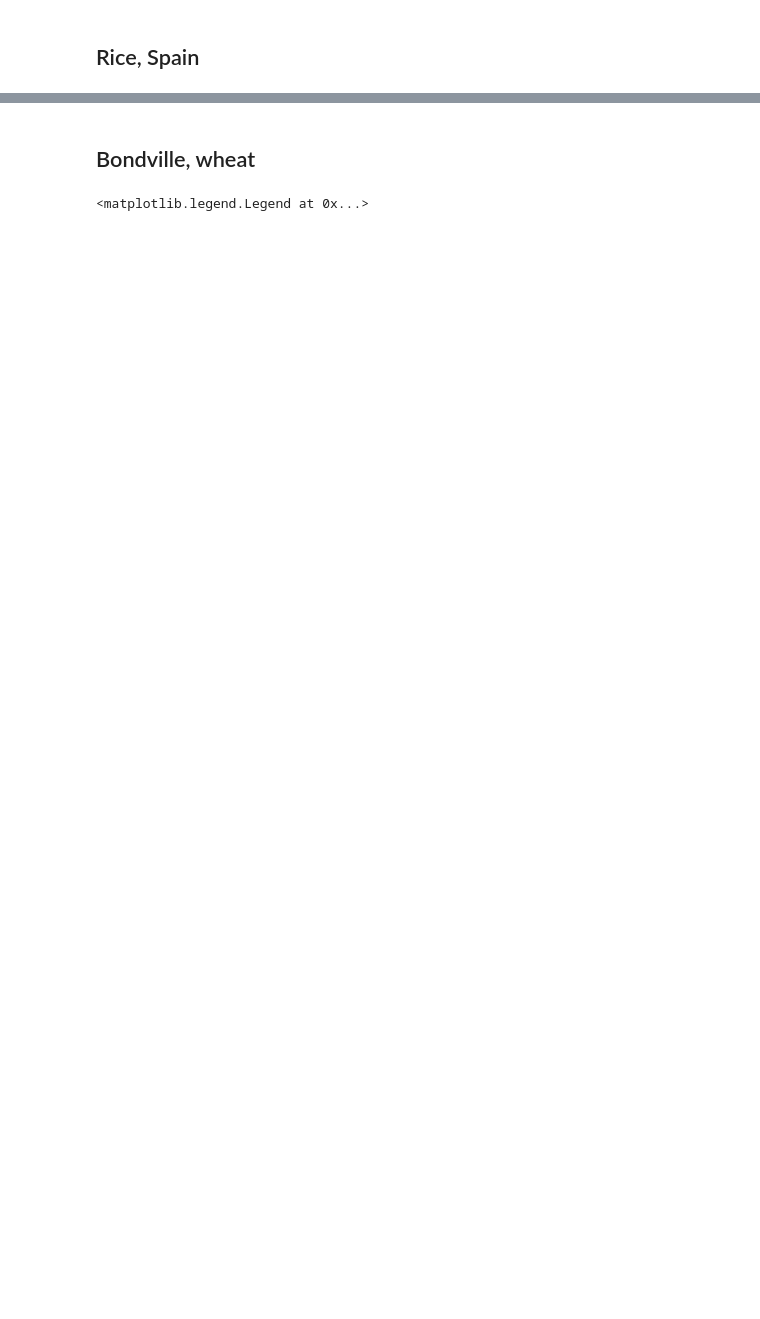
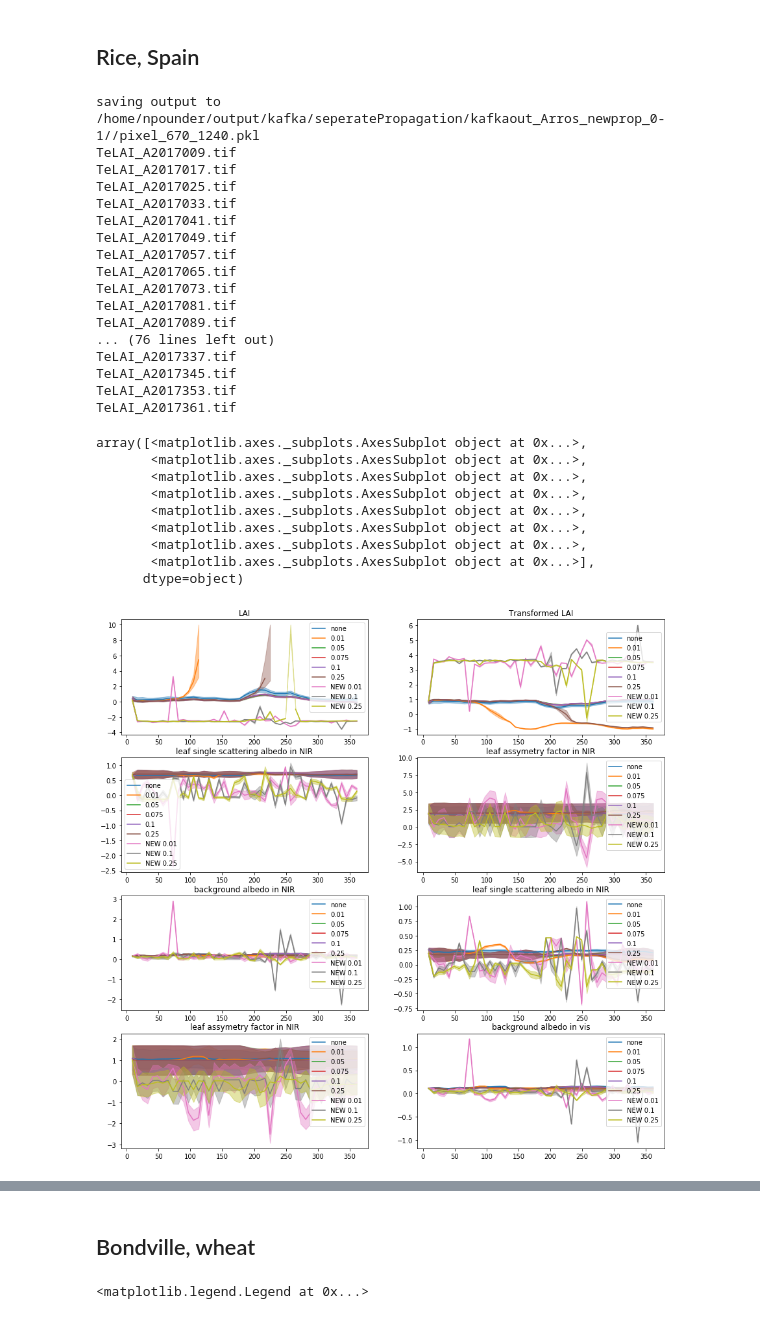
Before and after one commit to Assimila/kafka_plots, a Jupyter notebook: Plot_pixel_timeseries.ipynb, the cells around one changed output, grey strips where cells are left out. Drawn from its saved outputs; the diff is of its cells as text; code cells hidden in the pictures; blank space fills up the shorter version.

```diff
--- a/Plot_pixel_timeseries.ipynb
+++ b/Plot_pixel_timeseries.ipynb
@@ -60,3 +61,48 @@ params=["LAI","TeLAI", "w_nir", "x_nir", "a_nir",
         "w_vis", "x_vis", "a_vis"]
 # %% [markdown]
 ## Rice, Spain
+# %%
+filepaths = ["/home/npounder/output/kafka/28Mar/kafkaout_no_prop_HessCorr/",
+             "/home/npounder/output/kafka/28Mar/kafkaout_Arros_0-01/",
+             "/home/npounder/output/kafka/28Mar/kafkaout_Arros_0-05/",
+             "/home/npounder/output/kafka/28Mar/kafkaout_Arros_0-075/",
+             "/home/npounder/output/kafka/28Mar/kafkaout_Arros_0-1/",
+             "/home/npounder/output/kafka/28Mar/kafkaout_Arros_0-25/",
+             "/home/npounder/output/kafka/seperatePropagation/kafkaout_Arros_newprop_0-01/",
+             "/home/npounder/output/kafka/seperatePropagation/kafkaout_Arros_newprop_0-1/",
+             "/home/npounder/output/kafka/seperatePropagation/kafkaout_Arros_newprop_0-25/"]
+legend = ("none","0.01", "0.05", "0.075", "0.1", "0.25", "NEW 0.01", "NEW 0.1", "NEW 0.25")
+x = 698; y= 1230
+x = 670; y= 1240
+
+fig, axs = plt.subplots(4,2, figsize=(15,15))
+axs = axs.flatten()
+plot_all_params(axs, params, filepaths, 2017, x, y, legend = legend)
+# %% [output]
+saving output to /home/npounder/output/kafka/seperatePropagation/kafkaout_Arros_newprop_0-1//pixel_670_1240.pkl
+TeLAI_A2017009.tif
+TeLAI_A2017017.tif
+TeLAI_A2017025.tif
+TeLAI_A2017033.tif
+TeLAI_A2017041.tif
+TeLAI_A2017049.tif
+TeLAI_A2017057.tif
+TeLAI_A2017065.tif
+TeLAI_A2017073.tif
+TeLAI_A2017081.tif
+TeLAI_A2017089.tif
+... (76 lines left out)
+TeLAI_A2017337.tif
+TeLAI_A2017345.tif
+TeLAI_A2017353.tif
+TeLAI_A2017361.tif
+array([<matplotlib.axes._subplots.AxesSubplot object at 0x...>,
+       <matplotlib.axes._subplots.AxesSubplot object at 0x...>,
+       <matplotlib.axes._subplots.AxesSubplot object at 0x...>,
+       <matplotlib.axes._subplots.AxesSubplot object at 0x...>,
+       <matplotlib.axes._subplots.AxesSubplot object at 0x...>,
+       <matplotlib.axes._subplots.AxesSubplot object at 0x...>,
+       <matplotlib.axes._subplots.AxesSubplot object at 0x...>,
+       <matplotlib.axes._subplots.AxesSubplot object at 0x...>],
+      dtype=object)
+[figure, added]
```
Also changed, not shown: parts of 11 cells of this notebook, 1 other file.
